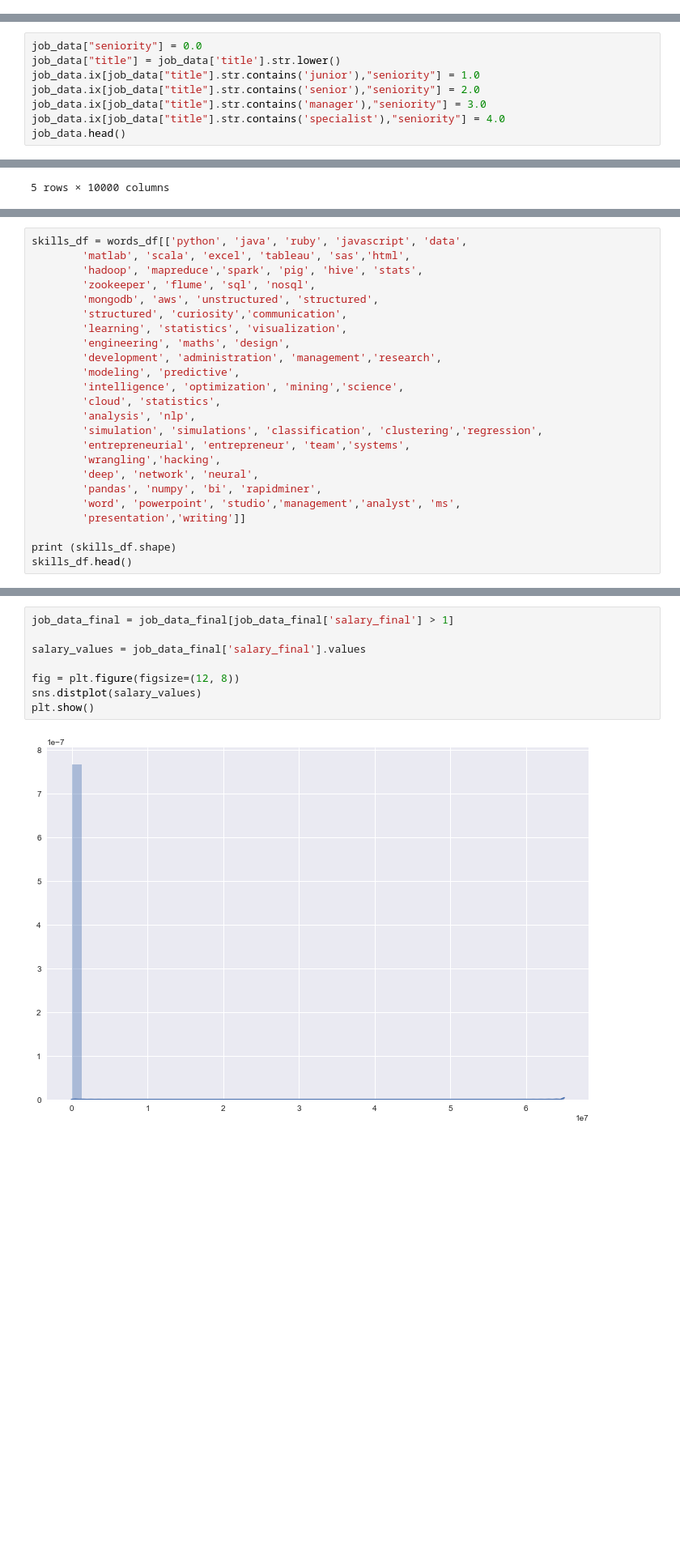
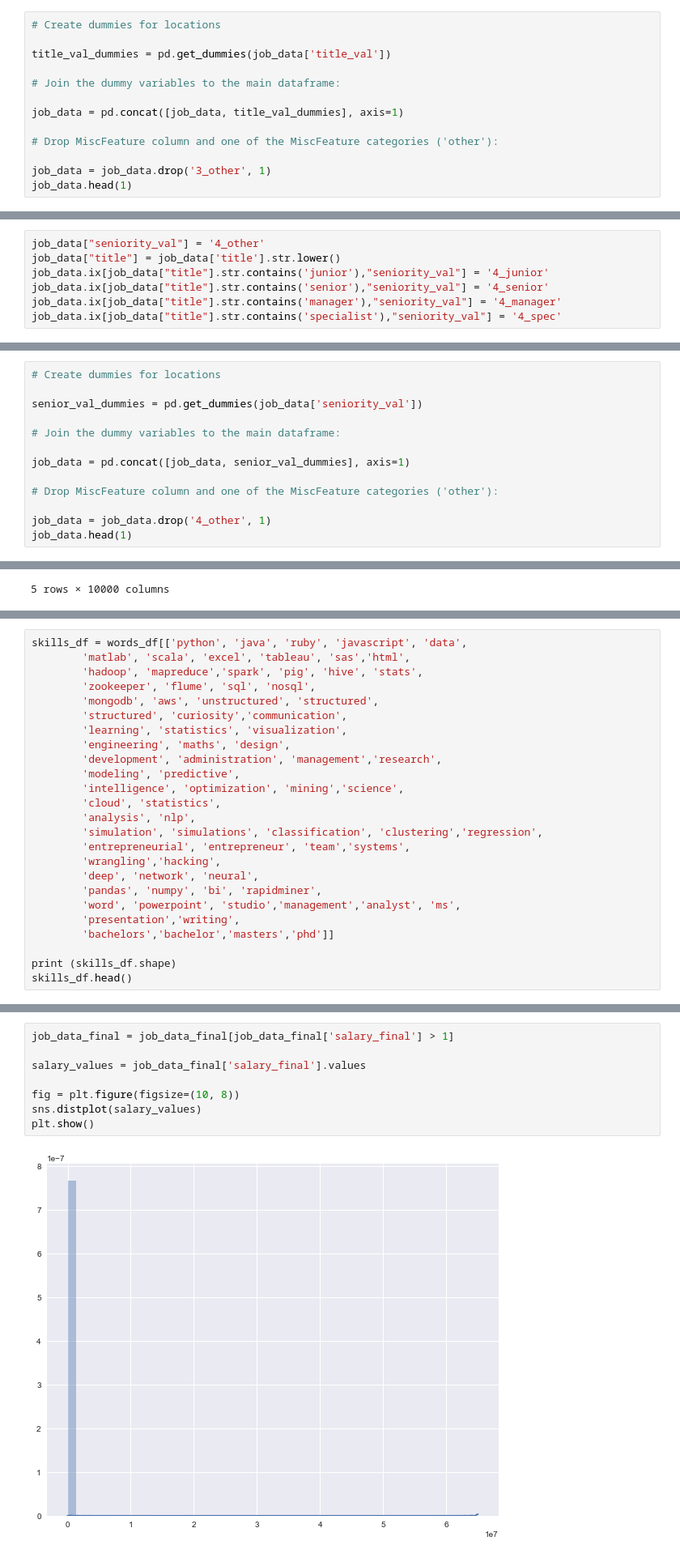
Before and after one commit to tcroshaw/ga_personal, a Jupyter notebook: project4_tom_main.ipynb, the cells around one changed output, grey strips where cells are left out. Shown at 81% size. Saved outputs shown, nothing was run; the diff lists cells and outputs as text; blank space fills up the shorter version.

```diff
--- a/project4_tom_main.ipynb
+++ b/project4_tom_main.ipynb
@@ -318,0 +388,13 @@ job_data[['title','title_val']].head(3)
+# %%
+# Create dummies for locations
+
+title_val_dummies = pd.get_dummies(job_data['title_val'])
+
+# Join the dummy variables to the main dataframe:
+
+job_data = pd.concat([job_data, title_val_dummies], axis=1)
+
+# Drop MiscFeature column and one of the MiscFeature categories ('other'):
+
+job_data = job_data.drop('3_other', 1)
+job_data.head(1)
@@ -319,8 +405,7 @@ job_data[['title','title_val']].head(3)
 # %%
-job_data["seniority"] = 0.0
+job_data["seniority_val"] = '4_other'
 job_data["title"] = job_data['title'].str.lower()
-job_data.ix[job_data["title"].str.contains('junior'),"seniority"] = 1.0
-job_data.ix[job_data["title"].str.contains('senior'),"seniority"] = 2.0
-job_data.ix[job_data["title"].str.contains('manager'),"seniority"] = 3.0
-job_data.ix[job_data["title"].str.contains('specialist'),"seniority"] = 4.0
-job_data.head()
+job_data.ix[job_data["title"].str.contains('junior'),"seniority_val"] = '4_junior'
+job_data.ix[job_data["title"].str.contains('senior'),"seniority_val"] = '4_senior'
+job_data.ix[job_data["title"].str.contains('manager'),"seniority_val"] = '4_manager'
+job_data.ix[job_data["title"].str.contains('specialist'),"seniority_val"] = '4_spec'
@@ -333,0 +412,13 @@ job_data.head()
+# %%
+# Create dummies for locations
+
+senior_val_dummies = pd.get_dummies(job_data['seniority_val'])
+
+# Join the dummy variables to the main dataframe:
+
+job_data = pd.concat([job_data, senior_val_dummies], axis=1)
+
+# Drop MiscFeature column and one of the MiscFeature categories ('other'):
+
+job_data = job_data.drop('4_other', 1)
+job_data.head(1)
@@ -630,7 +727,8 @@ skills_df = words_df[['python', 'java', 'ruby', 'javascript', 'data',
         'deep', 'network', 'neural',
         'pandas', 'numpy', 'bi', 'rapidminer',
         'word', 'powerpoint', 'studio','management','analyst', 'ms',
-        'presentation','writing']]
+        'presentation','writing',
+        'bachelors','bachelor','masters','phd']]
 
 print (skills_df.shape)
 skills_df.head()
@@ -671,13 +769,13 @@ dtype: int64
 # %%
 job_data_final = job_data_final[job_data_final['salary_final'] > 1]
 
 salary_values = job_data_final['salary_final'].values
 
-fig = plt.figure(figsize=(12, 8))
+fig = plt.figure(figsize=(10, 8))
 sns.distplot(salary_values)
 plt.show()
 # %% [output]
-[figure, old version]
+[figure, new version]
 # %%
 # Remove high outlier
 
```
Also changed, not shown: parts of 51 cells of this notebook.
